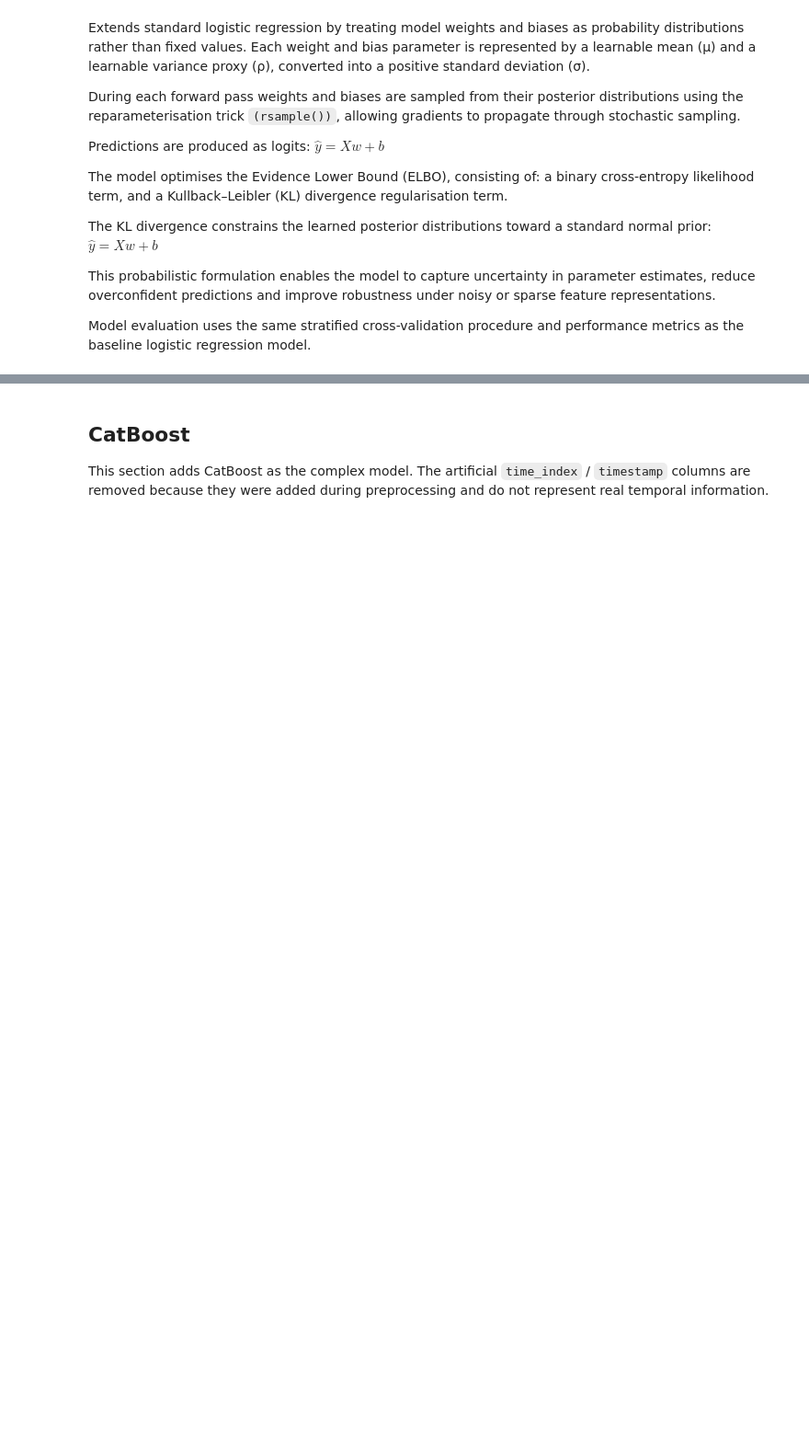
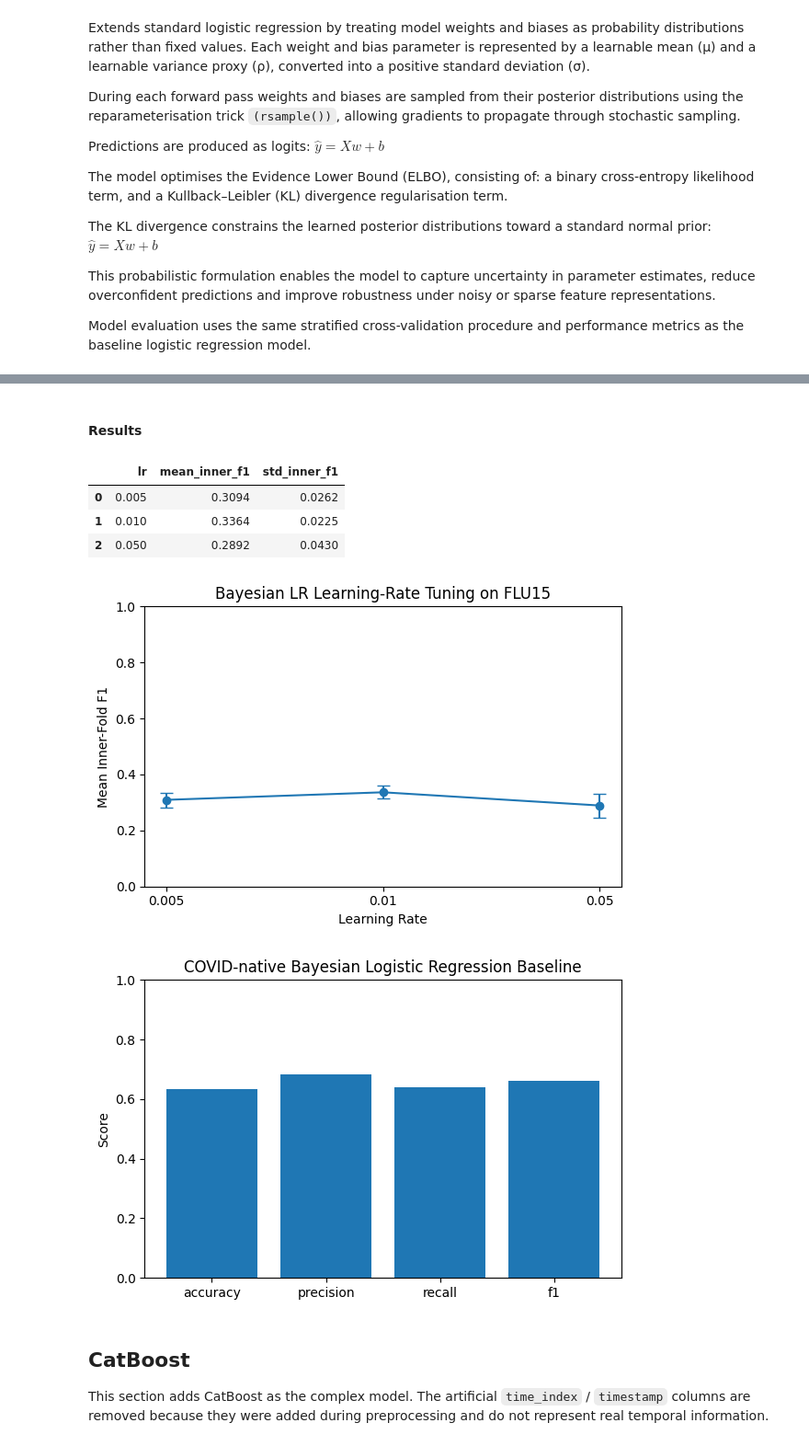
Before and after one commit to mk654/SML_PG60, a Jupyter notebook: COMP90051_ProjectGroup60_code.ipynb, the cells around one changed output, grey strips where cells are left out. Shown at 92% size. Drawn from its saved outputs; the diff is of its cells as text; code cells hidden in the pictures; blank space fills up the shorter version.

````diff
--- a/COMP90051_ProjectGroup60_code.ipynb
+++ b/COMP90051_ProjectGroup60_code.ipynb
@@ -1257,3 +1351,39 @@ print(f"Bayesian LR Averages: "f"Accuracy {avg_acc:.4f} | "f"Precision {avg_prec
+# %% [markdown]
+#### Results
+# %%
+# Amelia -> bayesian LR learning rate summary
+bayesian_tuning_summary = (bayesian_tuning_df.groupby("lr", as_index=False).agg(mean_inner_f1=("mean_inner_f1", "mean"),std_inner_f1=("mean_inner_f1", "std")).round(4))
+display(bayesian_tuning_summary)
+plt.figure(figsize=(6, 4))
+plt.errorbar(
+    bayesian_tuning_summary["lr"].astype(str),
+    bayesian_tuning_summary["mean_inner_f1"],
+    yerr=bayesian_tuning_summary["std_inner_f1"],
+    marker="o",
+    capsize=5)
+plt.xlabel("Learning Rate")
+plt.ylabel("Mean Inner-Fold F1")
+plt.ylim(0, 1)
+plt.title("Bayesian LR Learning-Rate Tuning on FLU15")
+plt.tight_layout()
+plt.show()
+
+# amelia -> bayesian LR C19-D2 performance
+plt.figure(figsize=(6, 4))
+plt.bar(c19_d2_bayesian_summary["metric"], c19_d2_bayesian_summary["mean"])
+
+plt.ylabel("Score")
+plt.ylim(0, 1)
+plt.title("COVID-native Bayesian Logistic Regression Baseline")
+plt.tight_layout()
+plt.show()
+# %% [output]
+|  | lr | mean_inner_f1 | std_inner_f1 |
+| 0 | 0.005 | 0.3094 | 0.0262 |
+| 1 | 0.010 | 0.3364 | 0.0225 |
+| 2 | 0.050 | 0.2892 | 0.0430 |
+[figure, added]
+[figure, added]
 # %% [markdown]
 ## CatBoost
 This section adds CatBoost as the complex model. The artificial ```time_index``` / ```timestamp``` columns are removed because they were added during preprocessing and do not represent real temporal information.
````
Also changed, not shown: parts of 13 cells of this notebook.
